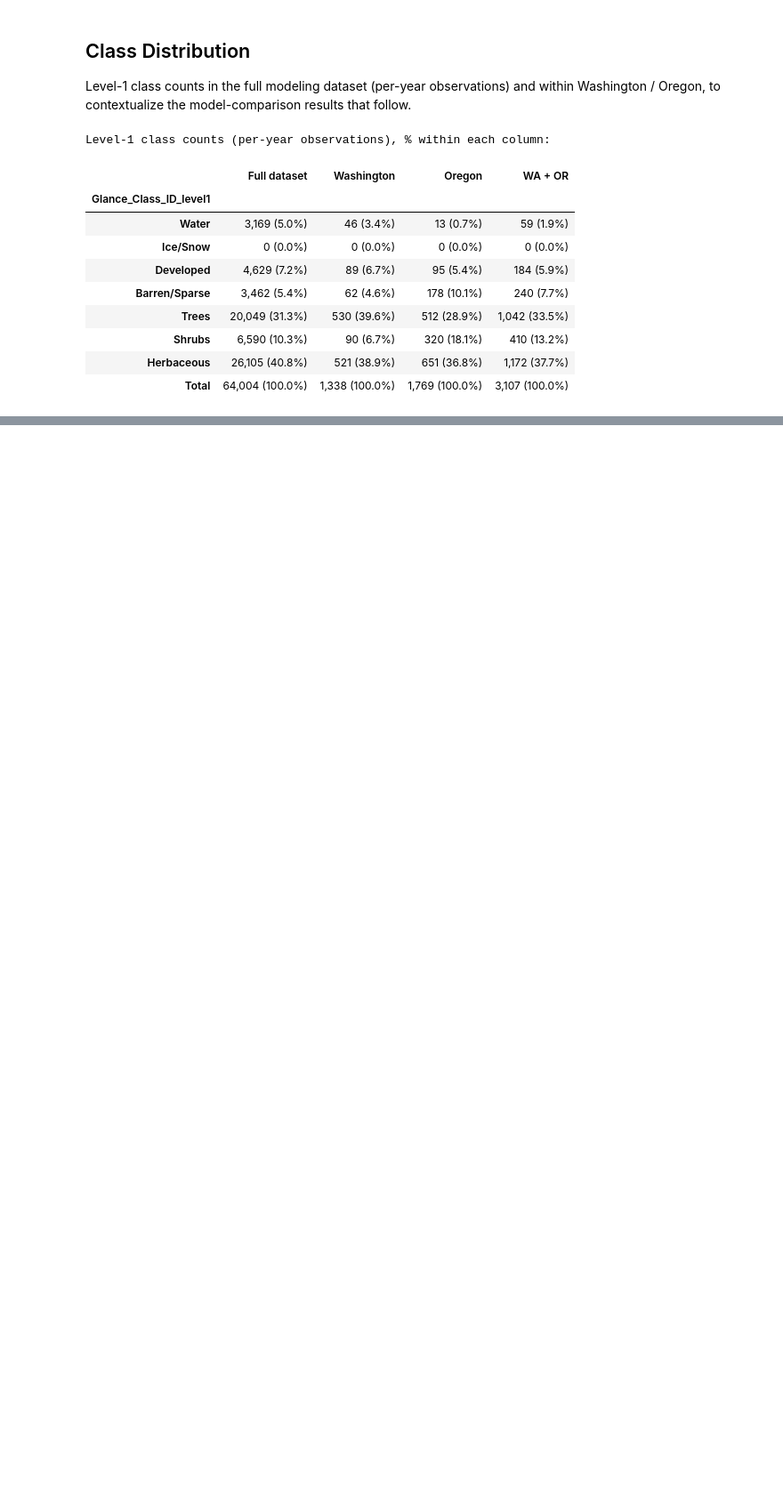
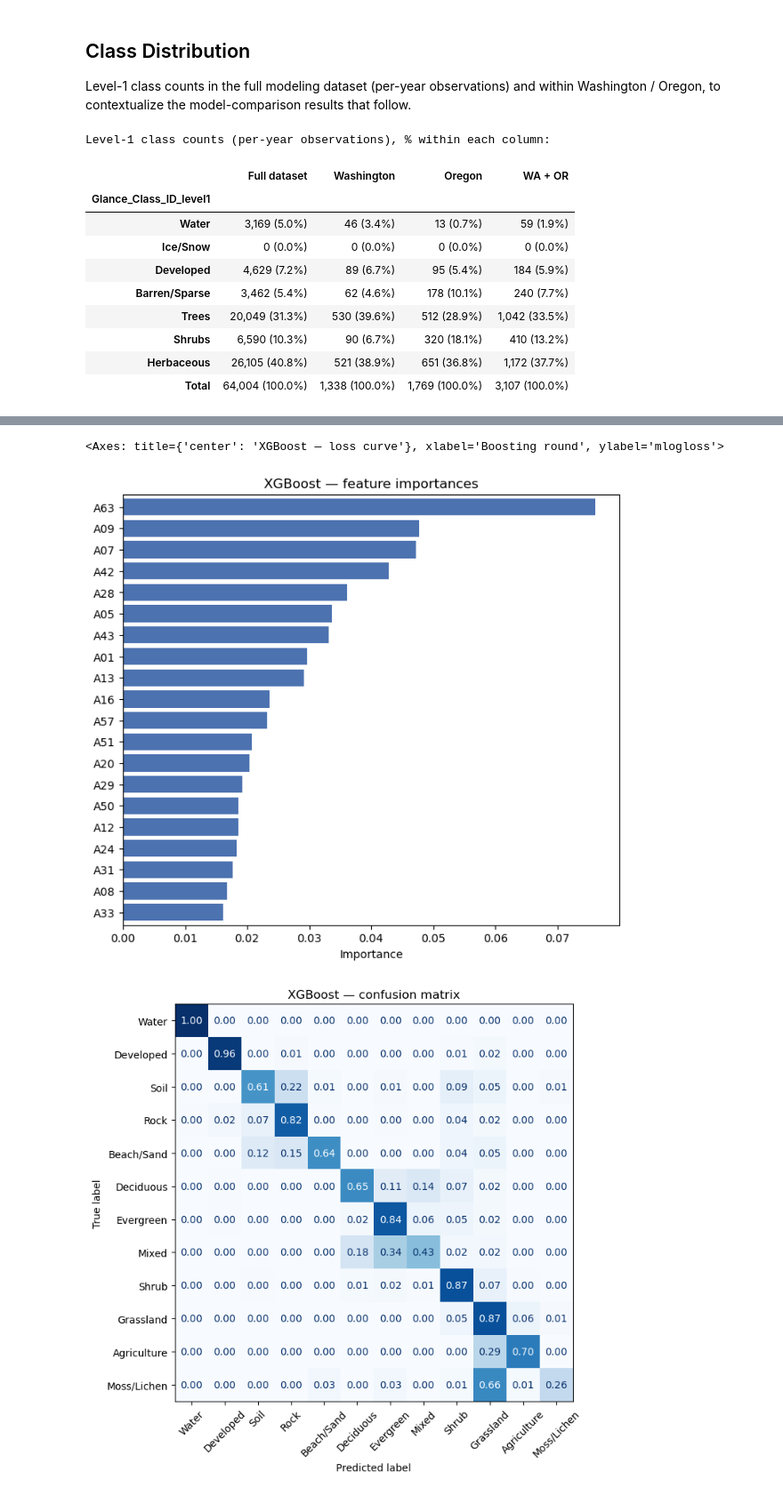
Before and after one commit to k-wheeler/PNW_LULC, a Jupyter notebook: Main.ipynb, the cells around one changed output, grey strips where cells are left out. Shown at 89% size. Drawn from its saved outputs; the diff is of its cells as text; code cells hidden in the pictures; blank space fills up the shorter version.

```diff
--- a/Main.ipynb
+++ b/Main.ipynb
@@ -972,0 +905,22 @@ The tuned XGBoost model has similar values for overall accuracy, balanced accura
+# %%
+# ── XGBoost ─────────────────────────────────────────────────────────────────────────────────
+paths = variant_paths(out_dir_c2, 'XGBoost')
+mdl, training_time_sec = fit_or_load(
+    paths['model'], paths['time'],
+    lambda: fit_xgboost(x_train2, y_train2, groups=groups_train2), refit_models)
+
+# ── Evaluate ────────────────────────────────────────────────────────────────────────────────
+print(f'Training time: {training_time_sec:.2f} seconds')
+plot_feature_importances(
+    mdl, x_train2, title='XGBoost — feature importances',
+    save_path=paths['importances'])
+xgb_metrics2 = evaluate_model(
+    mdl, x_test2, y_test2, class_map=class_map_c2,
+    title='XGBoost — confusion matrix',
+    save_path=paths['confusion'])
+
+# ── Overfitting diagnostic (train vs val mlogloss per boosting round) ───────────────────────
+plot_training_curve(
+    getattr(mdl, 'history_', None), title='XGBoost — loss curve',
+    save_path=paths['losscurve'])
+# %% [output]
@@ -972,0 +944,3 @@ The tuned XGBoost model has similar values for overall accuracy, balanced accura
+<Axes: title={'center': 'XGBoost — loss curve'}, xlabel='Boosting round', ylabel='mlogloss'>
+[figure, added]
+[figure, added]
```
Also changed, not shown: parts of 51 cells of this notebook, 4 other files.
